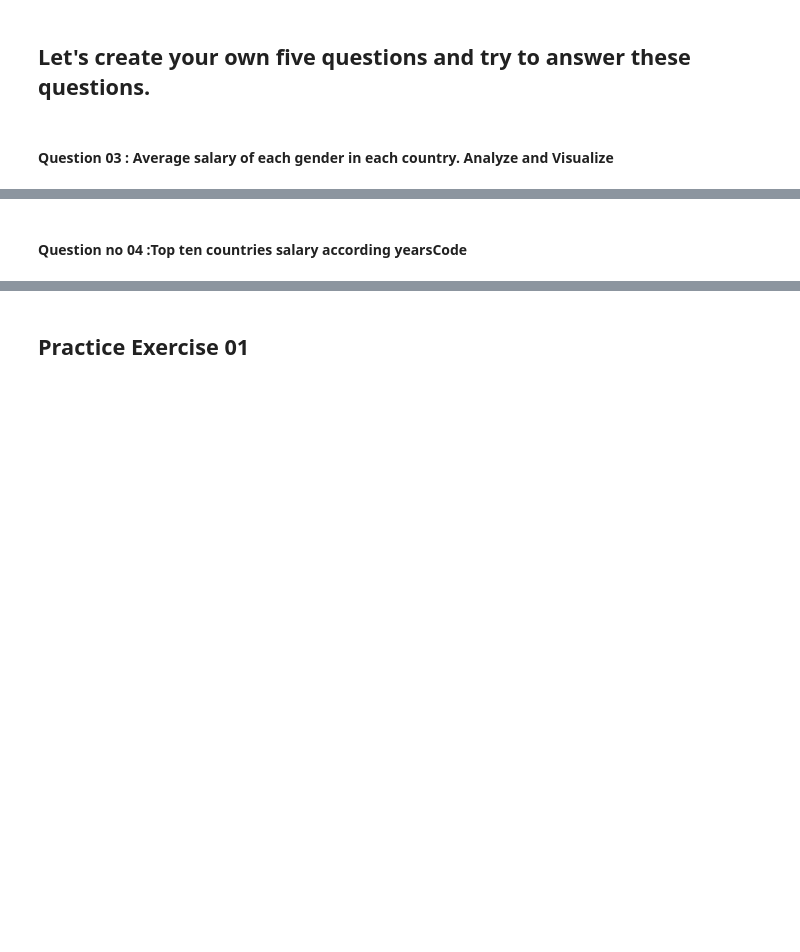
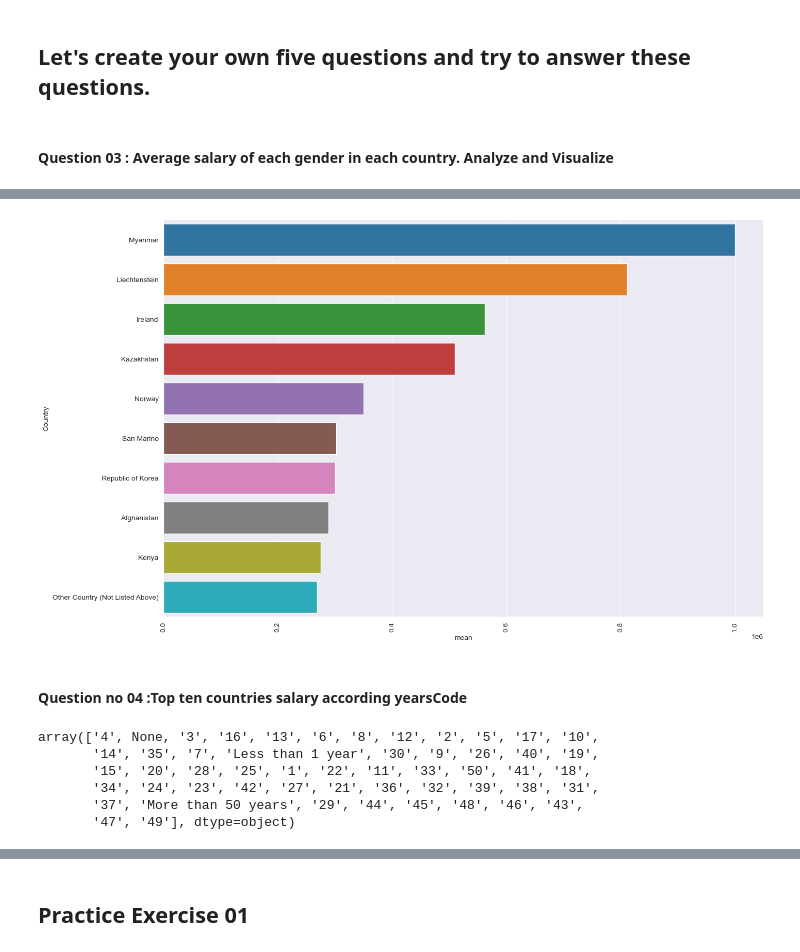
Before and after one commit to ehtisham-sadiq/Python-Backend, a Jupyter notebook: NumPy_Pandas_Tutorials/Aggregation_Grouping.ipynb, the cells around one changed output, grey strips where cells are left out. Saved outputs shown, nothing was run; the diff lists cells and outputs as text; code cells hidden in the pictures; blank space fills up the shorter version.

```diff
--- a/NumPy_Pandas_Tutorials/Aggregation_Grouping.ipynb
+++ b/NumPy_Pandas_Tutorials/Aggregation_Grouping.ipynb
@@ -1073,3 +1334,5 @@ df.groupby('Country')['Country'].apply(lambda x: x.value_counts()).sort_values()
+# %%
+df.replace(np.nan, None, inplace=True)
 # %% [markdown]
 **pc:**
 # %%
@@ -1158,13 +1711,23 @@ sns.barplot(x= 'Gender', y='mean', data=new_df)
 # %%
-new2 = new_df.sort_values(by='mean', ascending=True).head(10)
+new2 = new_df.sort_values(by='mean', ascending=False).head(10)
 plt.figure(figsize=(15,10))
 sns.barplot(x='mean', y='Country', data=new2)
 plt.xticks(rotation=90)
 plt.show()
+# %% [output]
+[figure, added]
 # %% [markdown]
 #### Question no 04 :Top ten countries salary according yearsCode
 # %%
+df.replace(np.nan, None, inplace=True)
 df.YearsCode.unique()
+# %% [output]
+array(['4', None, '3', '16', '13', '6', '8', '12', '2', '5', '17', '10',
+       '14', '35', '7', 'Less than 1 year', '30', '9', '26', '40', '19',
+       '15', '20', '28', '25', '1', '22', '11', '33', '50', '41', '18',
+       '34', '24', '23', '42', '27', '21', '36', '32', '39', '38', '31',
+       '37', 'More than 50 years', '29', '44', '45', '48', '46', '43',
+       '47', '49'], dtype=object)
 # %%
 # 1-10 years beginners -> Beginners
 # 11-20 years -> Intermediate
```
Also changed, not shown: parts of 68 cells of this notebook.
